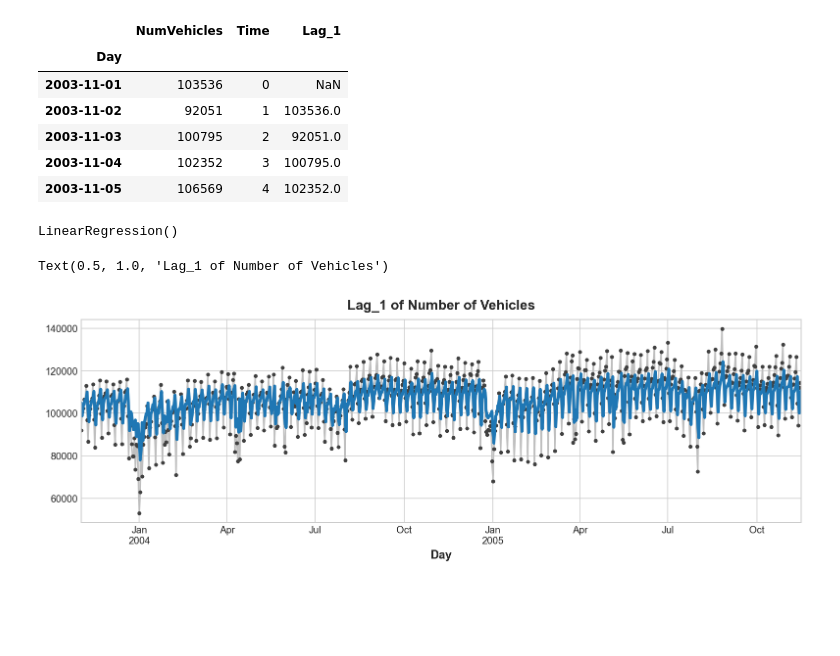
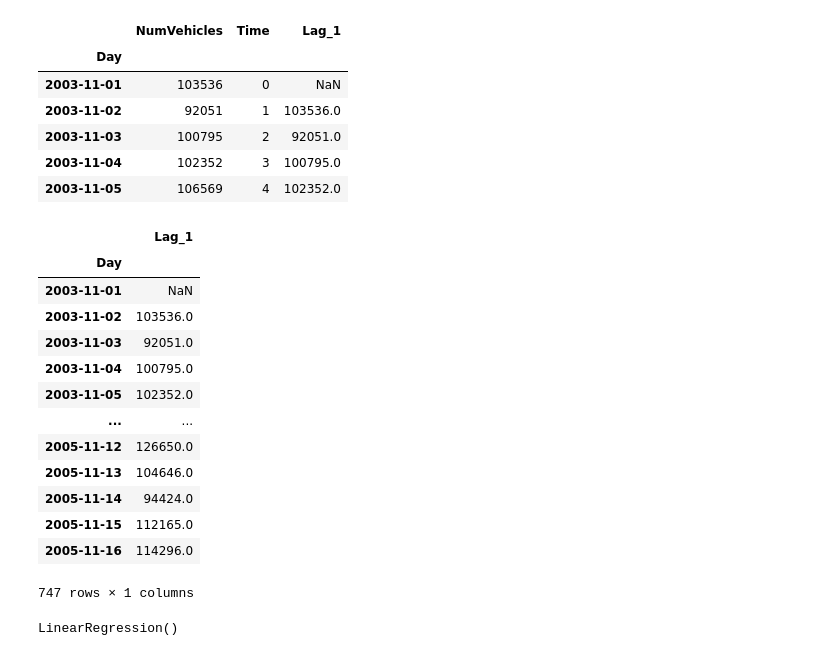
Before and after one commit to JudsonMorgan/Time-series, a Jupyter notebook: Time-Series-tutorials.ipynb, the cells around one changed output. Saved outputs shown, nothing was run; the diff lists cells and outputs as text; code cells hidden in the pictures; blank space fills up the shorter version.

```diff
--- a/Time-Series-tutorials.ipynb
+++ b/Time-Series-tutorials.ipynb
@@ -138,9 +78,3 @@ df.head()
 | 2003-11-03 | 100795 | 2 |
 | 2003-11-04 | 102352 | 3 |
 | 2003-11-05 | 106569 | 4 |
-# %%
-from sklearn.linear_model import LinearRegression
-
-X = df.loc[:, ['Time']]
-y = df.loc[:, 'NumVehicles']
-X.head()
@@ -231,5 +113,31 @@ y = df.loc[:, 'NumVehicles']
-# %%
-reg = LinearRegression()
-reg.fit(X,y)
-# %% [output]
-LinearRegression()
+# %%
+y, X = y.align(X, join ='inner')
+# %%
+X
+# %% [output]
+|  | Lag_1 |
+| Day |  |
+| 2003-11-01 | NaN |
+| 2003-11-02 | 103536.0 |
+| 2003-11-03 | 92051.0 |
+| 2003-11-04 | 100795.0 |
+| 2003-11-05 | 102352.0 |
+| ... | ... |
+| 2005-11-12 | 126650.0 |
+| 2005-11-13 | 104646.0 |
+| 2005-11-14 | 94424.0 |
+| 2005-11-15 | 112165.0 |
+| 2005-11-16 | 114296.0 |
+747 rows × 1 columns
+# %%
+from sklearn.linear_model import LinearRegression
+df.dropna(inplace=True)
+y, X = y.align(X, join = 'inner')
+
+X = df.loc[:, ['Lag_1']]
+y = df.loc[:, 'NumVehicles']
+
+model = LinearRegression()
+model.fit(X,y)
+# %% [output]
+LinearRegression()
@@ -238,10 +154,3 @@ y_preds = pd.Series(reg.predict(X), index = X.index)
-# %%
-ax = y.plot(**plot_params)
-ax = y_preds.plot(ax=ax, linewidth=3)
-ax.set_title('Lag_1 of Number of Vehicles')
-# %% [output]
-Text(0.5, 1.0, 'Lag_1 of Number of Vehicles')
-[figure, removed]
 # %%
 fig, ax = plt.subplots()
 ax.plot(X['Lag_1'], y, '.', color='0.25')
```
Also changed, not shown: parts of 25 cells of this notebook, 1 other file.
